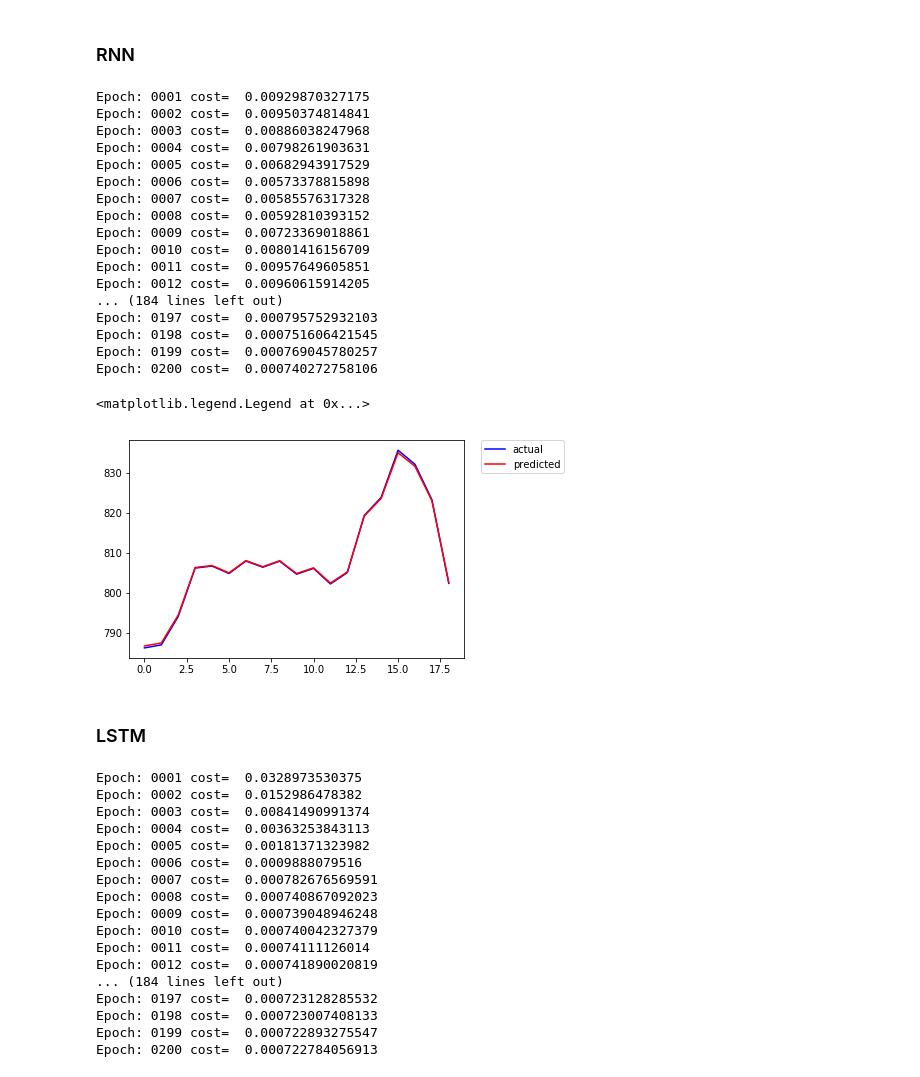
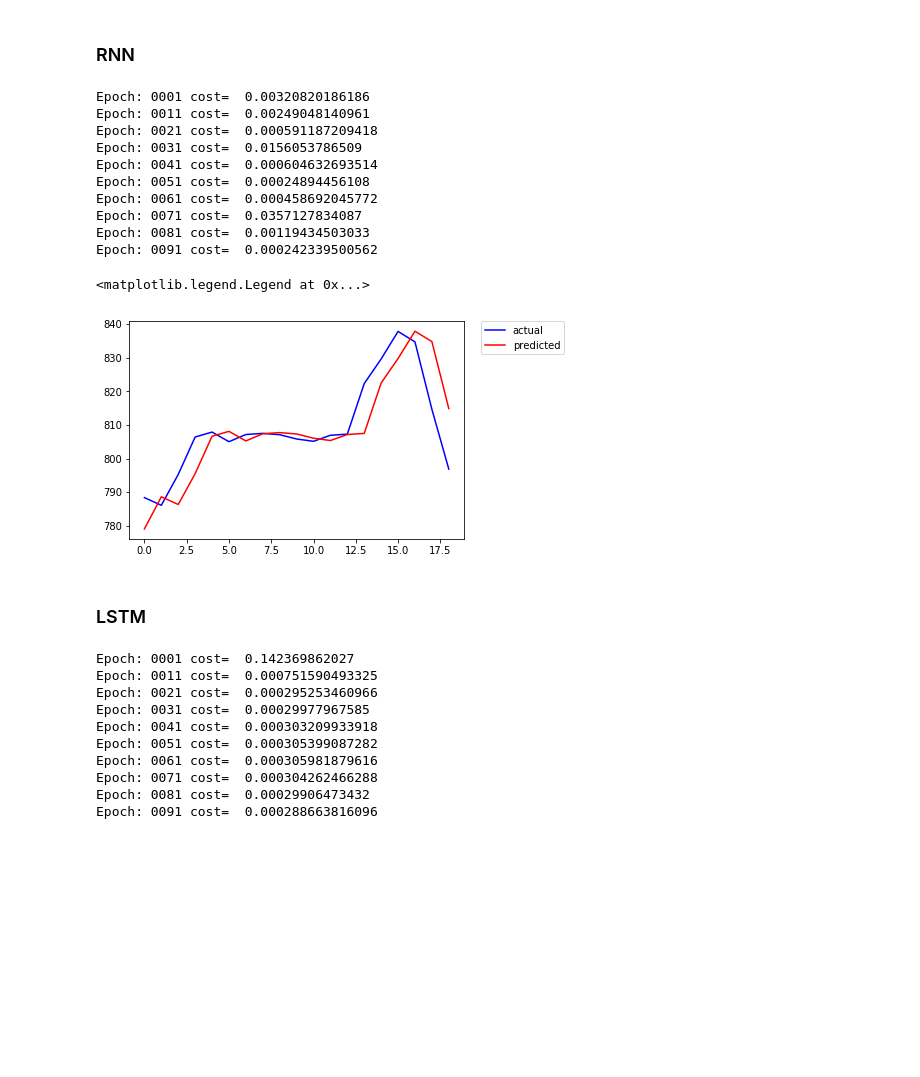
Before and after one commit to Pankajchandan/CMPE297, a Jupyter notebook: lab2-stock price.ipynb, the cells around one changed output. Saved outputs shown, nothing was run; the diff lists cells and outputs as text; code cells hidden in the pictures; blank space fills up the shorter version.

```diff
--- a/lab2-stock price.ipynb
+++ b/lab2-stock price.ipynb
@@ -39,8 +39,8 @@ prices_dataset_test.head()
 # %%
 #google_stock_prices_train = prices_dataset_train["Close"]
 #google_stock_prices_test = prices_dataset_test["Close"]
-google_stock_prices_train = prices_dataset_train.Close.values.astype('float32')
-google_stock_prices_test = prices_dataset_test.Close.values.astype('float32')
+google_stock_prices_train = prices_dataset_train.Open.values.astype('float32')
+google_stock_prices_test = prices_dataset_test.Open.values.astype('float32')
 # %%
 print("train shape: ",google_stock_prices_train.shape)
 print("test shape: ",google_stock_prices_test.shape)
@@ -145,7 +145,7 @@ with tf.Session(graph=ann_graph) as sess:
             train_loss, _ = sess.run([loss, minimize], feed_dict = {inputs: batch_X, targets: batch_y})
             avg_cost += train_loss / total_batch
 
-        if (epoch_step) % 1 == 0:
+        if (epoch_step) % 10 == 0:
             print("Epoch:", '%04d' % (epoch_step+1), "cost= ",(avg_cost))
 
     prd_value = sess.run(logits, feed_dict = {inputs: test_x})
@@ -236,40 +229,33 @@ with tf.Session(graph=rnn_graph) as sess:
             train_loss, _ = sess.run([loss, minimize], feed_dict = {inputs: batch_X, targets: batch_y})
             avg_cost += train_loss / total_batch
 
-        if (epoch_step) % 1 == 0:
+        if (epoch_step) % 10 == 0:
             print("Epoch:", '%04d' % (epoch_step+1), "cost= ",(avg_cost))
 
     prd_value = sess.run(prediction, feed_dict = {inputs: test_x})
 # %% [output]
-Epoch: 0001 cost=  0.00929870327175
-Epoch: 0002 cost=  0.00950374814841
-Epoch: 0003 cost=  0.00886038247968
-Epoch: 0004 cost=  0.00798261903631
-Epoch: 0005 cost=  0.00682943917529
-Epoch: 0006 cost=  0.00573378815898
-Epoch: 0007 cost=  0.00585576317328
-Epoch: 0008 cost=  0.00592810393152
-Epoch: 0009 cost=  0.00723369018861
-Epoch: 0010 cost=  0.00801416156709
-Epoch: 0011 cost=  0.00957649605851
-Epoch: 0012 cost=  0.00960615914205
-... (184 lines left out)
-Epoch: 0197 cost=  0.000795752932103
-Epoch: 0198 cost=  0.000751606421545
-Epoch: 0199 cost=  0.000769045780257
-Epoch: 0200 cost=  0.000740272758106
+Epoch: 0001 cost=  0.00320820186186
+Epoch: 0011 cost=  0.00249048140961
+Epoch: 0021 cost=  0.000591187209418
+Epoch: 0031 cost=  0.0156053786509
+Epoch: 0041 cost=  0.000604632693514
+Epoch: 0051 cost=  0.00024894456108
+Epoch: 0061 cost=  0.000458692045772
+Epoch: 0071 cost=  0.0357127834087
+Epoch: 0081 cost=  0.00119434503033
+Epoch: 0091 cost=  0.000242339500562
 # %%
 # unscale the data first
-test_unscaled = scaler.inverse_transform(test)
+test_unscaled = scaler.inverse_transform(test_y)
 prd_value_unscaled = scaler.inverse_transform(prd_value)
 # %%
 # plot the data points
-plt.plot(test_unscaled[:-1],'b', label = 'actual')
+plt.plot(test_unscaled[:],'b', label = 'actual')
 plt.plot(prd_value_unscaled[:],'r', label = 'predicted')
 plt.legend(bbox_to_anchor=(1.05, 1), loc=2, borderaxespad=0.)
 # %% [output]
 <matplotlib.legend.Legend at 0x...>
-[figure, old version]
+[figure, new version]
 # %% [markdown]
 ### LSTM
 # %%
@@ -327,27 +313,20 @@ with tf.Session(graph=lstm_graph) as sess:
             train_loss, _ = sess.run([loss, minimize], feed_dict = {inputs: batch_X, targets: batch_y})
             avg_cost += train_loss / total_batch
 
-        if (epoch_step) % 1 == 0:
+        if (epoch_step) % 10 == 0:
             print("Epoch:", '%04d' % (epoch_step+1), "cost= ",(avg_cost))
 
     prd_value = sess.run(prediction, feed_dict = {inputs: test_x})
 # %% [output]
-Epoch: 0001 cost=  0.0328973530375
-Epoch: 0002 cost=  0.0152986478382
-Epoch: 0003 cost=  0.00841490991374
-Epoch: 0004 cost=  0.00363253843113
-Epoch: 0005 cost=  0.00181371323982
-Epoch: 0006 cost=  0.0009888079516
-Epoch: 0007 cost=  0.000782676569591
-Epoch: 0008 cost=  0.000740867092023
-Epoch: 0009 cost=  0.000739048946248
-Epoch: 0010 cost=  0.000740042327379
-Epoch: 0011 cost=  0.00074111126014
-Epoch: 0012 cost=  0.000741890020819
-... (184 lines left out)
-Epoch: 0197 cost=  0.000723128285532
-Epoch: 0198 cost=  0.000723007408133
-Epoch: 0199 cost=  0.000722893275547
-Epoch: 0200 cost=  0.000722784056913
+Epoch: 0001 cost=  0.142369862027
+Epoch: 0011 cost=  0.000751590493325
+Epoch: 0021 cost=  0.000295253460966
+Epoch: 0031 cost=  0.00029977967585
+Epoch: 0041 cost=  0.000303209933918
+Epoch: 0051 cost=  0.000305399087282
+Epoch: 0061 cost=  0.000305981879616
+Epoch: 0071 cost=  0.000304262466288
+Epoch: 0081 cost=  0.00029906473432
+Epoch: 0091 cost=  0.000288663816096
 # %%
 # unscale the data first
```
Also changed, not shown: parts of 8 cells of this notebook.
